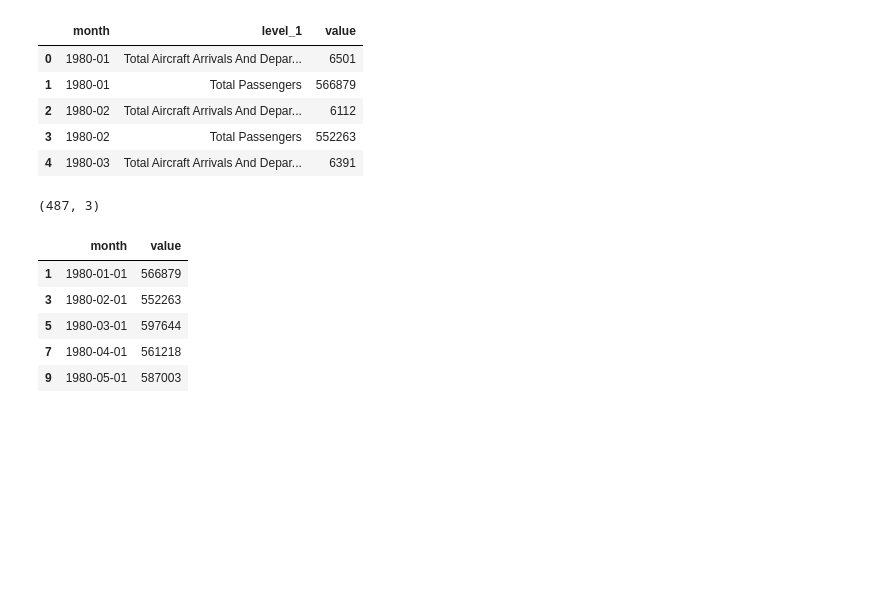
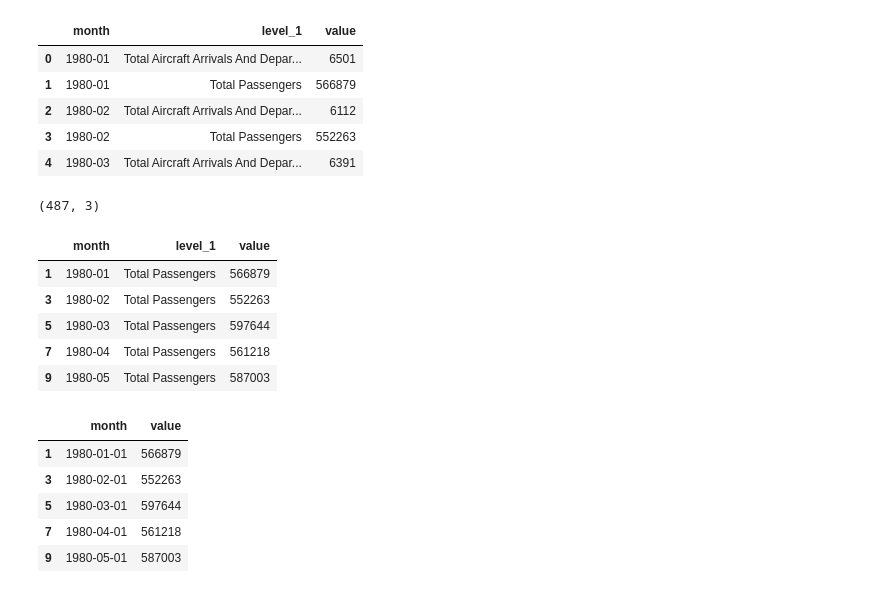
Before and after one commit to anshupandey/Machine_Learning_Training, a Jupyter notebook: Times_Series_Forecasting_with_ARIMA_and_SARIMA.ipynb, the cells around one changed output. Saved outputs shown, nothing was run; the diff lists cells and outputs as text; code cells hidden in the pictures; blank space fills up the shorter version.

```diff
--- a/Times_Series_Forecasting_with_ARIMA_and_SARIMA.ipynb
+++ b/Times_Series_Forecasting_with_ARIMA_and_SARIMA.ipynb
@@ -53,6 +76,15 @@ df = df[df['level_1']=='Total Passengers']
 df.shape
 # %% [output]
 (487, 3)
+# %%
+df.head()
+# %% [output]
+|  | month | level_1 | value |
+| 1 | 1980-01 | Total Passengers | 566879 |
+| 3 | 1980-02 | Total Passengers | 552263 |
+| 5 | 1980-03 | Total Passengers | 597644 |
+| 7 | 1980-04 | Total Passengers | 561218 |
+| 9 | 1980-05 | Total Passengers | 587003 |
 # %%
 df.month = pd.to_datetime(df['month'])
 df = df[['month','value']]
```
Also changed, not shown: parts of 12 cells of this notebook.
